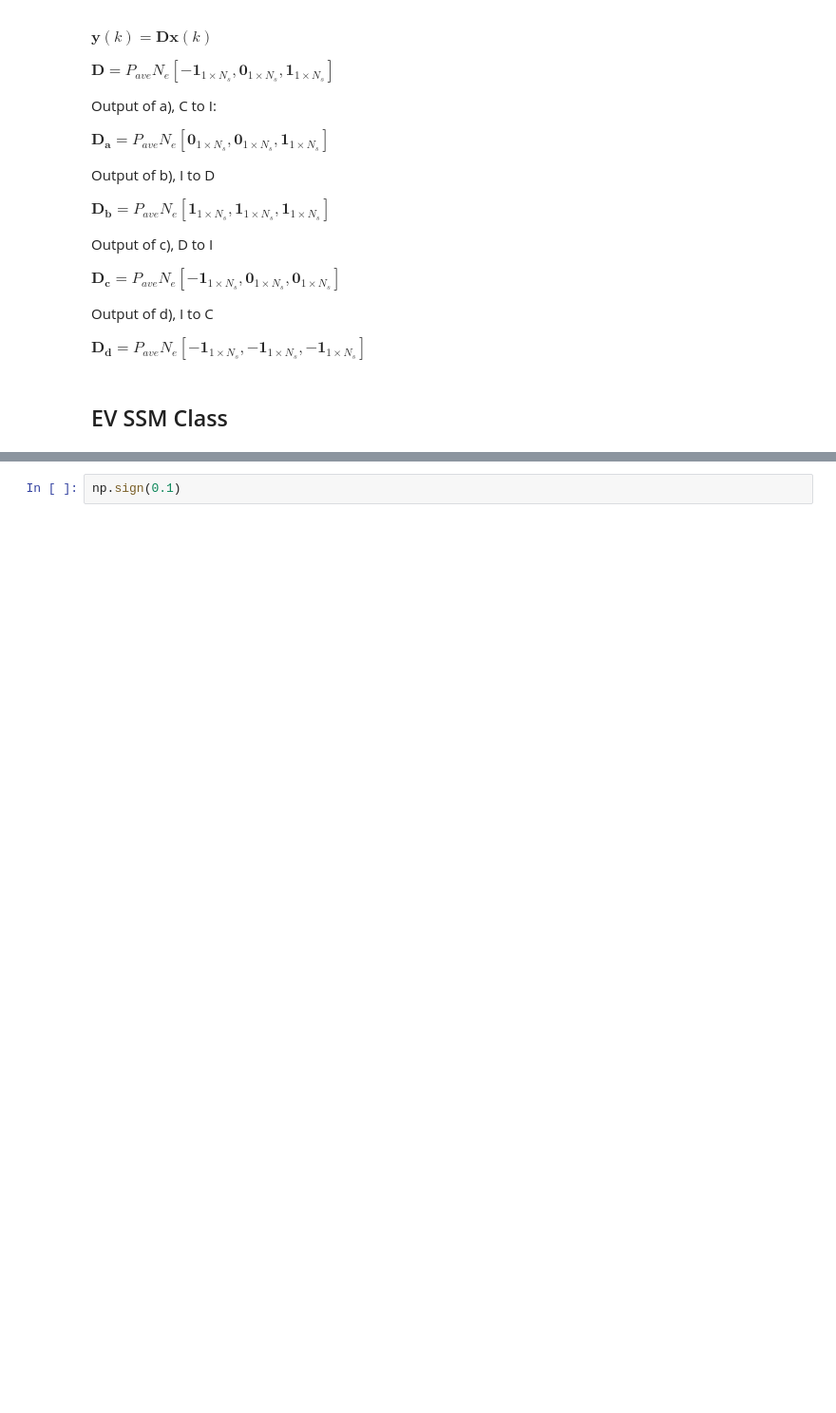
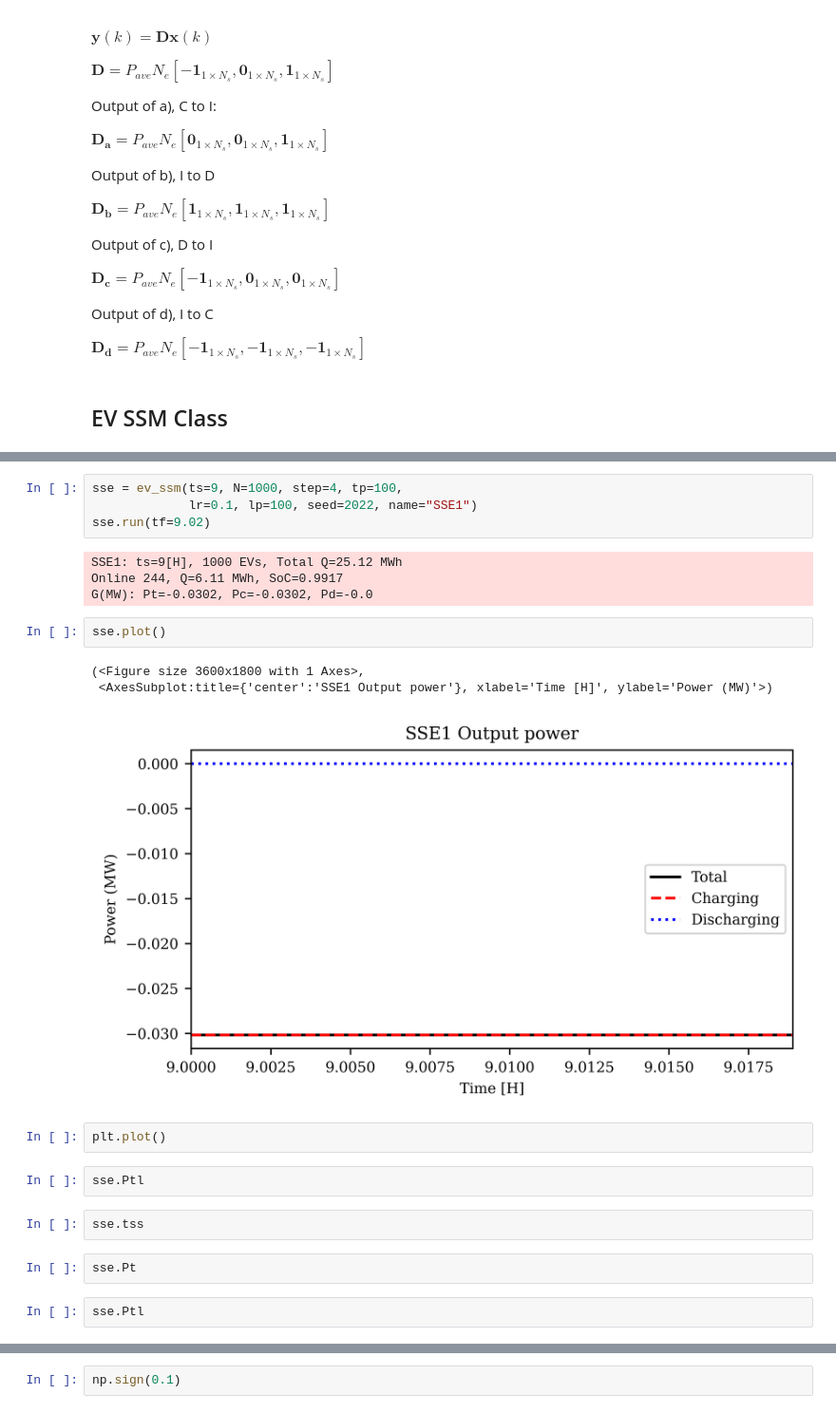
Before and after one commit to shebuxin/andes, a Jupyter notebook: jwang/notes2/ev_ssm2.ipynb, the cells around one changed output, grey strips where cells are left out. Shown at 95% size. Saved outputs shown, nothing was run; the diff lists cells and outputs as text; blank space fills up the shorter version.

Commit message:
Add plot

```diff
--- a/jwang/notes2/ev_ssm2.ipynb
+++ b/jwang/notes2/ev_ssm2.ipynb
@@ -809,0 +873,24 @@ sse.report()
+# %%
+sse = ev_ssm(ts=9, N=1000, step=4, tp=100,
+             lr=0.1, lp=100, seed=2022, name="SSE1")
+sse.run(tf=9.02)
+# %% [output]
+SSE1: ts=9[H], 1000 EVs, Total Q=25.12 MWh
+Online 244, Q=6.11 MWh, SoC=0.9917
+G(MW): Pt=-0.0302, Pc=-0.0302, Pd=-0.0
+# %%
+sse.plot()
+# %% [output]
+(<Figure size 3600x1800 with 1 Axes>,
+ <AxesSubplot:title={'center':'SSE1 Output power'}, xlabel='Time [H]', ylabel='Power (MW)'>)
+[figure, added]
+# %%
+plt.plot()
+# %%
+sse.Ptl
+# %%
+sse.tss
+# %%
+sse.Pt
+# %%
+sse.Ptl
```
Also changed, not shown: parts of 9 cells of this notebook, 1 other file.
